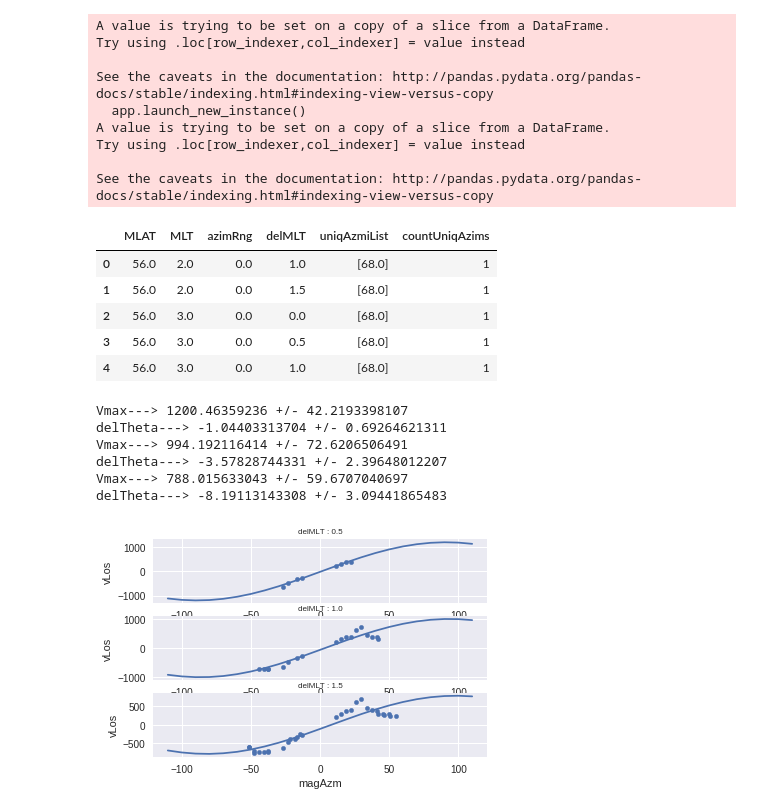
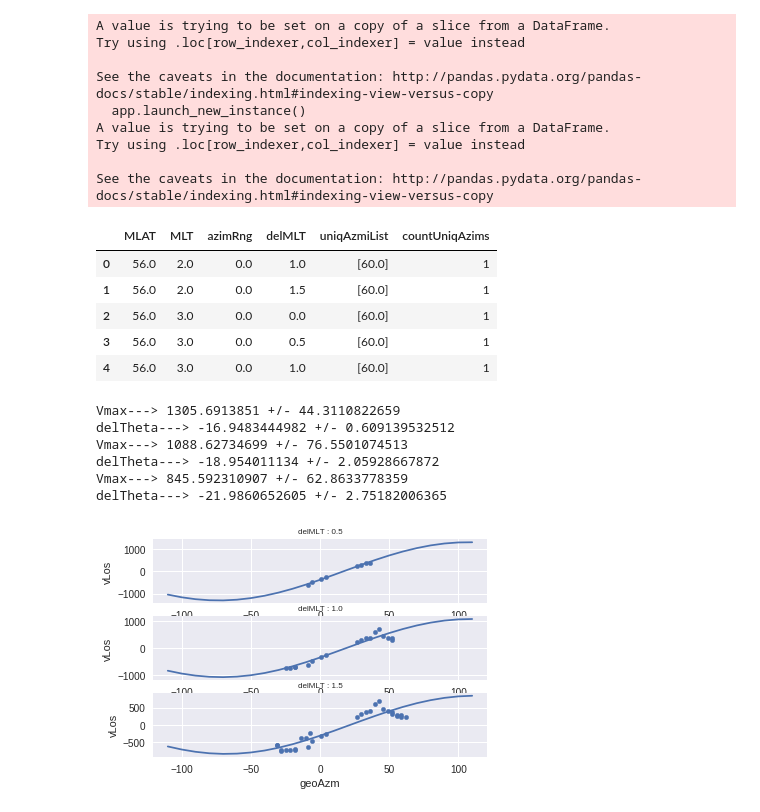
Before and after one commit to bharatreddy/indsvels, a Jupyter notebook: ipy/lshell-box.ipynb, the cells around one changed output. Saved outputs shown, nothing was run; the diff lists cells and outputs as text; code cells hidden in the pictures.

Commit message:
azim new

```diff
--- a/ipy/lshell-box.ipynb
+++ b/ipy/lshell-box.ipynb
@@ -21,6 +21,7 @@ minCutOffPwr = 3.
 cellSizenormMLT = 1.
 cellSizeMLAT = 0.5
 minNumPntsCutoffCell = 5 # Somewhat arbitrary determination!!
+fitAzmType = "geoAzm"
 # %%
 inpCols = [ "beam", "range", "geoAzm", "magAzm", "vLos"\
            , "MLAT", "MLT", "MLON", "GLAT", "GLON", "radId"\
@@ -57,7 +58,7 @@ for la in numpy.arange( minLat, maxLat+1, cellSizeMLAT ):
         dfSel = velsDataDF[ (velsDataDF["MLAT"] >= la - cellSizeMLAT/2.) &\
                               (velsDataDF["MLAT"] < la + cellSizeMLAT/2.) ]
         # round off azimuths for ease of calc
-        dfSel["rndAzim"] = dfSel["magAzm"].round()
+        dfSel["rndAzim"] = dfSel[fitAzmType].round()
         # get MLTs to nearest half
         dfSel["normMLTRound"] = [ \
                 round(x * 2) / 2 for\
@@ -111,11 +112,11 @@ Try using .loc[row_indexer,col_indexer] = value instead
 
 See the caveats in the documentation: http://pandas.pydata.org/pandas-docs/stable/indexing.html#indexing-view-versus-copy
 |  | MLAT | MLT | azimRng | delMLT | uniqAzmiList | countUniqAzims |
-| 0 | 56.0 | 2.0 | 0.0 | 1.0 | [68.0] | 1 |
-| 1 | 56.0 | 2.0 | 0.0 | 1.5 | [68.0] | 1 |
-| 2 | 56.0 | 3.0 | 0.0 | 0.0 | [68.0] | 1 |
-| 3 | 56.0 | 3.0 | 0.0 | 0.5 | [68.0] | 1 |
-| 4 | 56.0 | 3.0 | 0.0 | 1.0 | [68.0] | 1 |
+| 0 | 56.0 | 2.0 | 0.0 | 1.0 | [60.0] | 1 |
+| 1 | 56.0 | 2.0 | 0.0 | 1.5 | [60.0] | 1 |
+| 2 | 56.0 | 3.0 | 0.0 | 0.0 | [60.0] | 1 |
+| 3 | 56.0 | 3.0 | 0.0 | 0.5 | [60.0] | 1 |
+| 4 | 56.0 | 3.0 | 0.0 | 1.0 | [60.0] | 1 |
 # %%
 # Some fitting functions
 # Fit a sine curve for a given cell
@@ -138,39 +139,39 @@ azimCharDF = azimCharDF[ (azimCharDF["azimRng"] >= 40.) &\
                        (azimCharDF["countUniqAzims"] >= 5.)].reset_index(drop=True)
 # get a list of the uniq MLATs and MLTs
 # start fitting values to them
 for cl, cm in azimCharDF.groupby( [ "MLAT", "MLT" ] ).groups.keys():
     subDF = azimCharDF[ (azimCharDF["MLAT"] == cl) &\
                       (azimCharDF["MLT"] == cm)]
     # Now for each mlat, mlt and delMLT combination
     # fit sine curves and test their goodness of fit
     if (cl == 58.5 and cm == 0.):
         # plotting
 
         for indValDmlt, dMlt in enumerate(subDF["delMLT"].values):
 #             print "curr CELL--->", cl, cm, dMlt
             dfSel = velsDataDF[ (velsDataDF["MLAT"] >= cl - cellSizeMLAT/2.) &\
                               (velsDataDF["MLAT"] < cl + cellSizeMLAT/2.) &\
                             (velsDataDF["normMLT"] >= cm - dMlt) &\
                               (velsDataDF["normMLT"] < cm + dMlt)].reset_index(drop=True)
             popt, pcov = scipy.optimize.curve_fit(vel_sine_func, \
-                        dfSel['magAzm'].T,\
+                        dfSel[fitAzmType].T,\
                         dfSel['vLos'].T,
                        p0=initGuess)
             print "Vmax--->", popt[0],"+/-", pcov[0,0]**0.5
             print "delTheta--->", popt[1],"+/-", pcov[1,1]**0.5
             thetaArr = range(-110, 120, 10)
             vLosArr = [ round( model_func(t, popt[0],popt[1]) ) for t in thetaArr ]
             ax = fig.add_subplot(len(subDF["delMLT"].values),1,indValDmlt+1)
 
-            dfSel.plot( x="magAzm", y="vLos", kind="scatter", ax=ax )
+            dfSel.plot( x=fitAzmType, y="vLos", kind="scatter", ax=ax )
             ax.plot( thetaArr, vLosArr )
             ax.set_title("delMLT : " + str(dMlt), fontsize=8)
 fig.savefig( "../figs/allFitsTest.pdf",bbox_inches='tight' )
 # %% [output]
-Vmax---> 1200.46359236 +/- 42.2193398107
-delTheta---> -1.04403313704 +/- 0.69264621311
-Vmax---> 994.192116414 +/- 72.6206506491
-delTheta---> -3.57828744331 +/- 2.39648012207
-Vmax---> 788.015633043 +/- 59.6707040697
-delTheta---> -8.19113143308 +/- 3.09441865483
+Vmax---> 1305.6913851 +/- 44.3110822659
+delTheta---> -16.9483444982 +/- 0.609139532512
+Vmax---> 1088.62734699 +/- 76.5501074513
+delTheta---> -18.954011134 +/- 2.05928667872
+Vmax---> 845.592310907 +/- 62.8633778359
+delTheta---> -21.9860652605 +/- 2.75182006365
-[figure, old version]
+[figure, new version]
```
Also changed, not shown: 2 other files.
